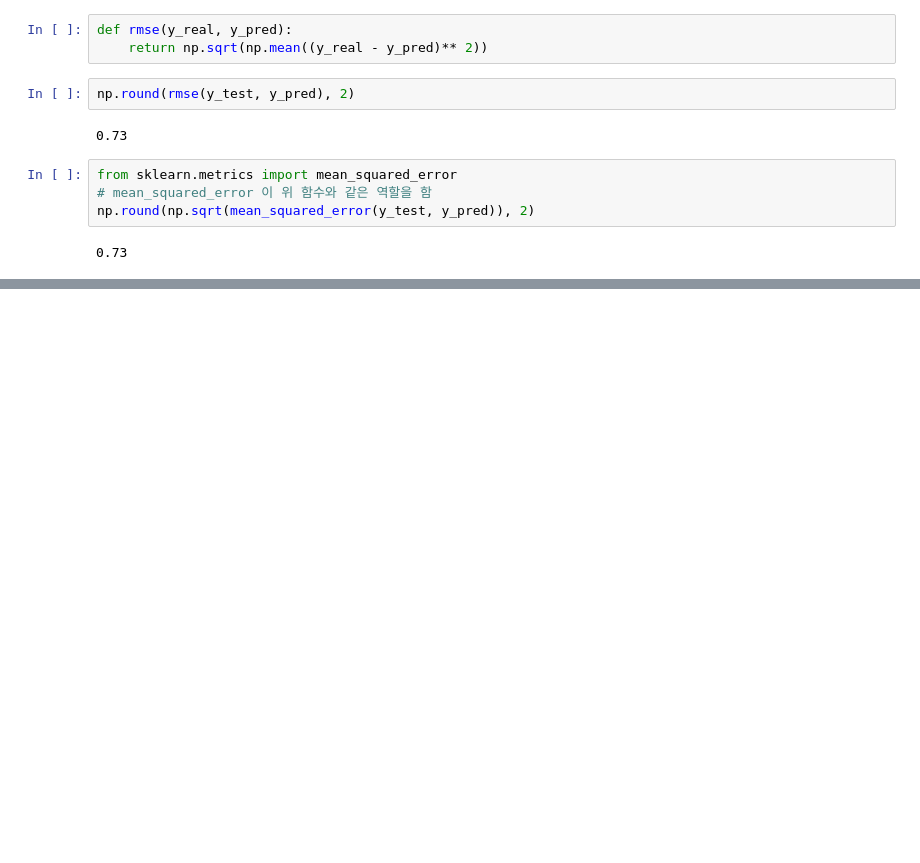
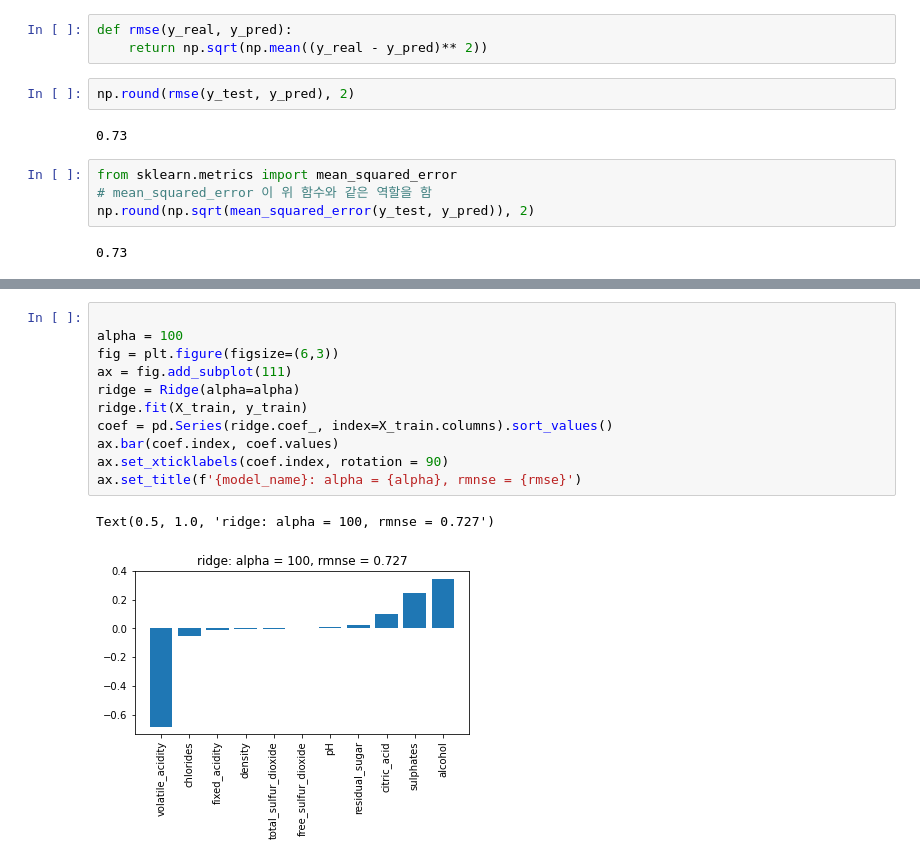
Before and after one commit to dongkyuseo/TIL, a Jupyter notebook: 머신러닝/실습/08.와인_품질_예측_학습데이터.ipynb, the cells around one changed output, grey strips where cells are left out. Saved outputs shown, nothing was run; the diff lists cells and outputs as text; blank space fills up the shorter version.

```diff
--- a/머신러닝/실습/08.와인_품질_예측_학습데이터.ipynb
+++ b/머신러닝/실습/08.와인_품질_예측_학습데이터.ipynb
@@ -119,0 +190,14 @@ np.round(np.sqrt(mean_squared_error(y_test, y_pred)), 2)
+# %%
+
+alpha = 100
+fig = plt.figure(figsize=(6,3))
+ax = fig.add_subplot(111)
+ridge = Ridge(alpha=alpha)
+ridge.fit(X_train, y_train)
+coef = pd.Series(ridge.coef_, index=X_train.columns).sort_values()
+ax.bar(coef.index, coef.values)
+ax.set_xticklabels(coef.index, rotation = 90)
+ax.set_title(f'{model_name}: alpha = {alpha}, rmnse = {rmse}')
+# %% [output]
+Text(0.5, 1.0, 'ridge: alpha = 100, rmnse = 0.727')
+[figure, added]
```
Also changed, not shown: parts of 6 cells of this notebook, 1 other file.
